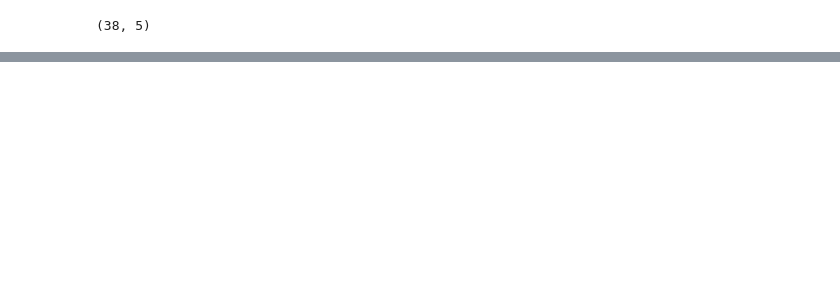
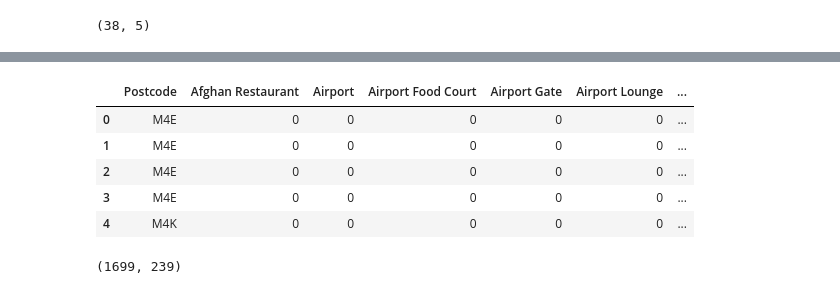
Before and after one commit to s-krosuri/github-example, a Jupyter notebook: Capstone2.ipynb, the cells around one changed output, grey strips where cells are left out. Saved outputs shown, nothing was run; the diff lists cells and outputs as text; code cells hidden in the pictures; blank space fills up the shorter version.

```diff
--- a/Capstone2.ipynb
+++ b/Capstone2.ipynb
@@ -263,0 +366,24 @@ map_toronto
+# %%
+# Analyze Each Neighborhood
+# one hot encoding
+Toronto_onehot = pd.get_dummies(Toronto_venues[['Venue Category']], prefix="", prefix_sep="")
+
+
+Toronto_onehot['Postcode'] = Toronto_venues['Postcode']
+
+# move neighborhood column to the first column
+fixed_columns = [Toronto_onehot.columns[-1]] + list(Toronto_onehot.columns[:-1])
+Toronto_onehot = Toronto_onehot[fixed_columns]
+
+Toronto_onehot.head()
+# %% [output]
+|  | Postcode | Afghan Restaurant | Airport | Airport Food Court | Airport Gate | Airport Lounge | ... |
+| 0 | M4E | 0 | 0 | 0 | 0 | 0 | ... |
+| 1 | M4E | 0 | 0 | 0 | 0 | 0 | ... |
+| 2 | M4E | 0 | 0 | 0 | 0 | 0 | ... |
+| 3 | M4E | 0 | 0 | 0 | 0 | 0 | ... |
+| 4 | M4K | 0 | 0 | 0 | 0 | 0 | ... |
+# %%
+Toronto_onehot.shape
+# %% [output]
+(1699, 239)
```
Also changed, not shown: parts of 25 cells of this notebook.
